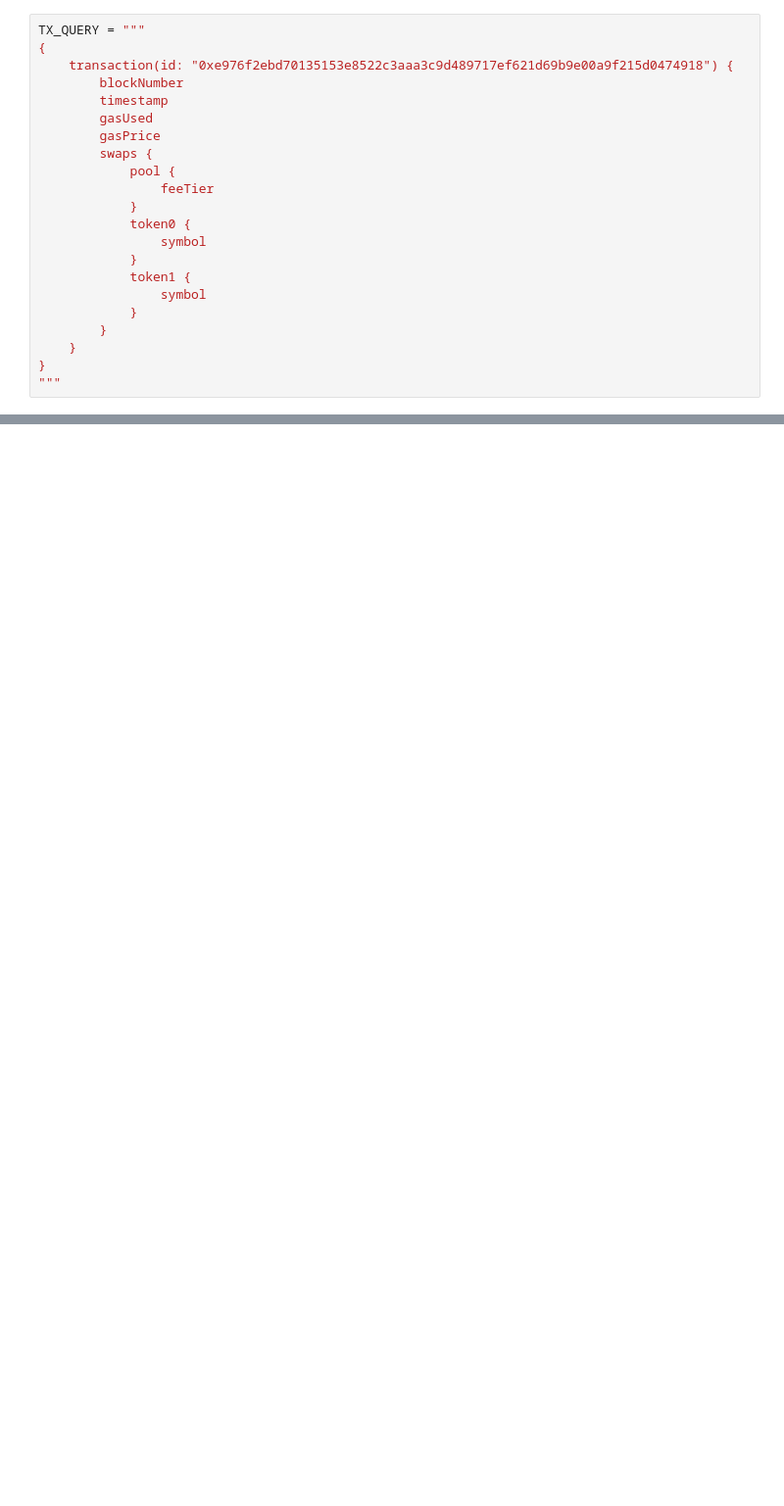
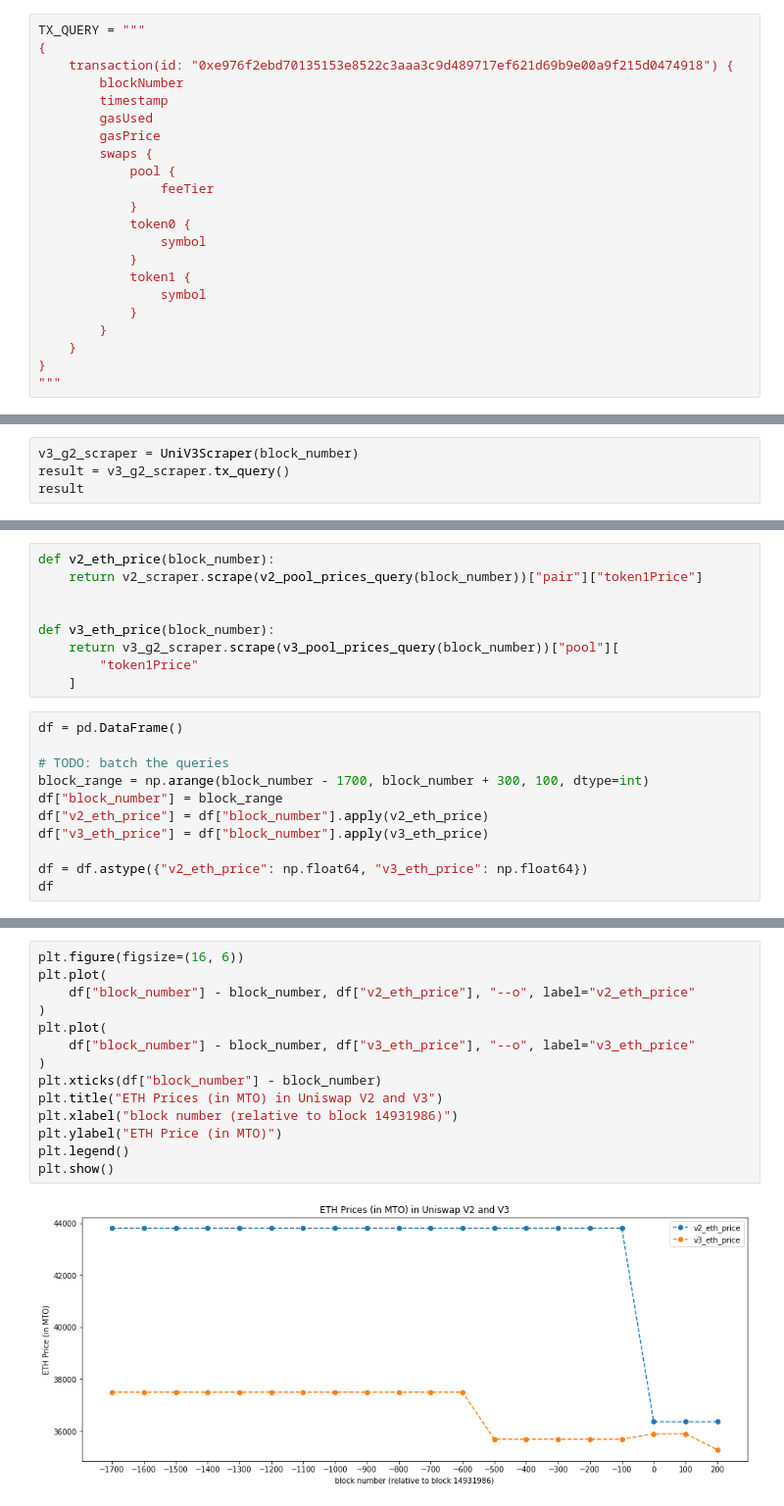
Before and after one commit to StardustLID/eth-uniswap-prelim-analysis, a Jupyter notebook: analysis/0-ArbTxAnalysis.ipynb, the cells around one changed output, grey strips where cells are left out. Shown: that part at 98% size. Cells and saved outputs as stored; diff of their text form; blank space fills up the shorter version.

```diff
--- a/analysis/0-ArbTxAnalysis.ipynb
+++ b/analysis/0-ArbTxAnalysis.ipynb
@@ -111,0 +118,4 @@ Path: ['GS', 'ALBT', 'GS']
+# %%
+v3_g2_scraper = UniV3Scraper(block_number)
+result = v3_g2_scraper.tx_query()
+result
@@ -111,0 +159,20 @@ Path: ['GS', 'ALBT', 'GS']
+# %%
+def v2_eth_price(block_number):
+    return v2_scraper.scrape(v2_pool_prices_query(block_number))["pair"]["token1Price"]
+
+
+def v3_eth_price(block_number):
+    return v3_g2_scraper.scrape(v3_pool_prices_query(block_number))["pool"][
+        "token1Price"
+    ]
+# %%
+df = pd.DataFrame()
+
+# TODO: batch the queries
+block_range = np.arange(block_number - 1700, block_number + 300, 100, dtype=int)
+df["block_number"] = block_range
+df["v2_eth_price"] = df["block_number"].apply(v2_eth_price)
+df["v3_eth_price"] = df["block_number"].apply(v3_eth_price)
+
+df = df.astype({"v2_eth_price": np.float64, "v3_eth_price": np.float64})
+df
@@ -111,0 +197,16 @@ Path: ['GS', 'ALBT', 'GS']
+# %%
+plt.figure(figsize=(16, 6))
+plt.plot(
+    df["block_number"] - block_number, df["v2_eth_price"], "--o", label="v2_eth_price"
+)
+plt.plot(
+    df["block_number"] - block_number, df["v3_eth_price"], "--o", label="v3_eth_price"
+)
+plt.xticks(df["block_number"] - block_number)
+plt.title("ETH Prices (in MTO) in Uniswap V2 and V3")
+plt.xlabel("block number (relative to block 14931986)")
+plt.ylabel("ETH Price (in MTO)")
+plt.legend()
+plt.show()
+# %% [output]
+[figure, added]
```
Also changed, not shown: parts of 11 cells of this notebook, 2 other files.
